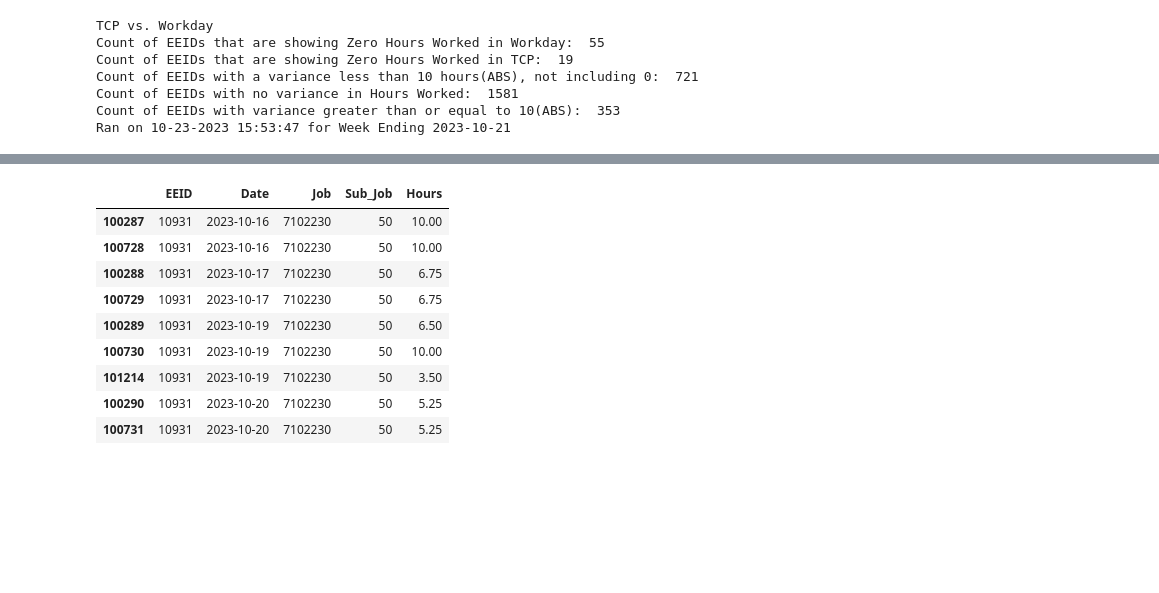
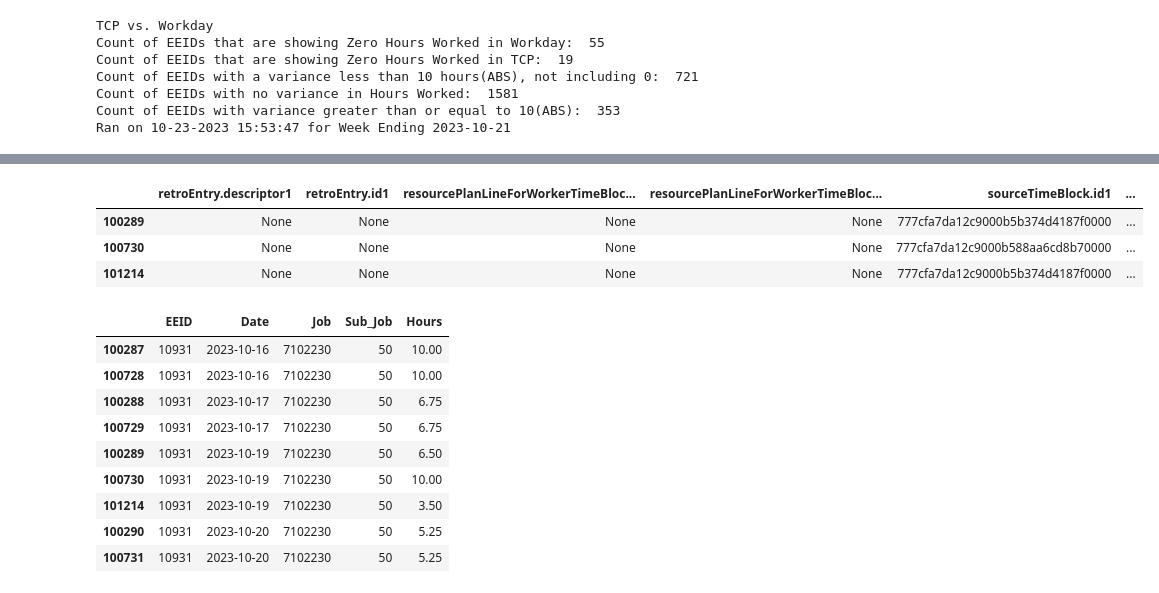
Before and after one commit to jbeachyMoss/LaborHours_Compare, a Jupyter notebook: DataValidation.ipynb, the cells around one changed output, grey strips where cells are left out. Drawn from its saved outputs; the diff is of its cells as text; code cells hidden in the pictures; blank space fills up the shorter version.

```diff
--- a/DataValidation.ipynb
+++ b/DataValidation.ipynb
@@ -301,3 +280,22 @@ wd_pr_df_dev.loc[wd_pr_df_dev['Workers'].str.contains('13035')]
+# %%
+investigate_df = wd_pr_df_dev.loc[(wd_pr_df_dev['Workers'].str.contains('10931'))&(wd_pr_df_dev['billableTransaction.descriptor'].str.contains('10/19/2023'))]
+# %%
+#cf_TT_TimeBlockNotSubmitted
+#isDeleted
+#originalReportedQuantity
+#status.descriptor
+#status.descriptor1
+
+nunique = investigate_df.nunique()
+cols_to_drop = nunique[nunique == 1].index
+investigate_df = investigate_df.drop(cols_to_drop, axis=1)
+#investigate_df = investigate_df.dropna(axis=1)
+investigate_df.iloc[:,100:120]#['Employee_BillTransaction_Descriptor'].nunique()
+# %% [output]
+|  | retroEntry.descriptor1 | retroEntry.id1 | resourcePlanLineForWorkerTimeBloc... | resourcePlanLineForWorkerTimeBloc... | sourceTimeBlock.id1 | ... |
+| 100289 | None | None | None | None | 777cfa7da12c9000b5b374d4187f0000 | ... |
+| 100730 | None | None | None | None | 777cfa7da12c9000b588aa6cd8b70000 | ... |
+| 101214 | None | None | None | None | 777cfa7da12c9000b5b374d4187f0000 | ... |
 # %%
 wd_pr_df_comp.loc[(wd_pr_df_comp['EEID']=='10931')&wd_filter].sort_values('Date')
 # %% [output]
```
Also changed, not shown: parts of 1 cell of this notebook.
